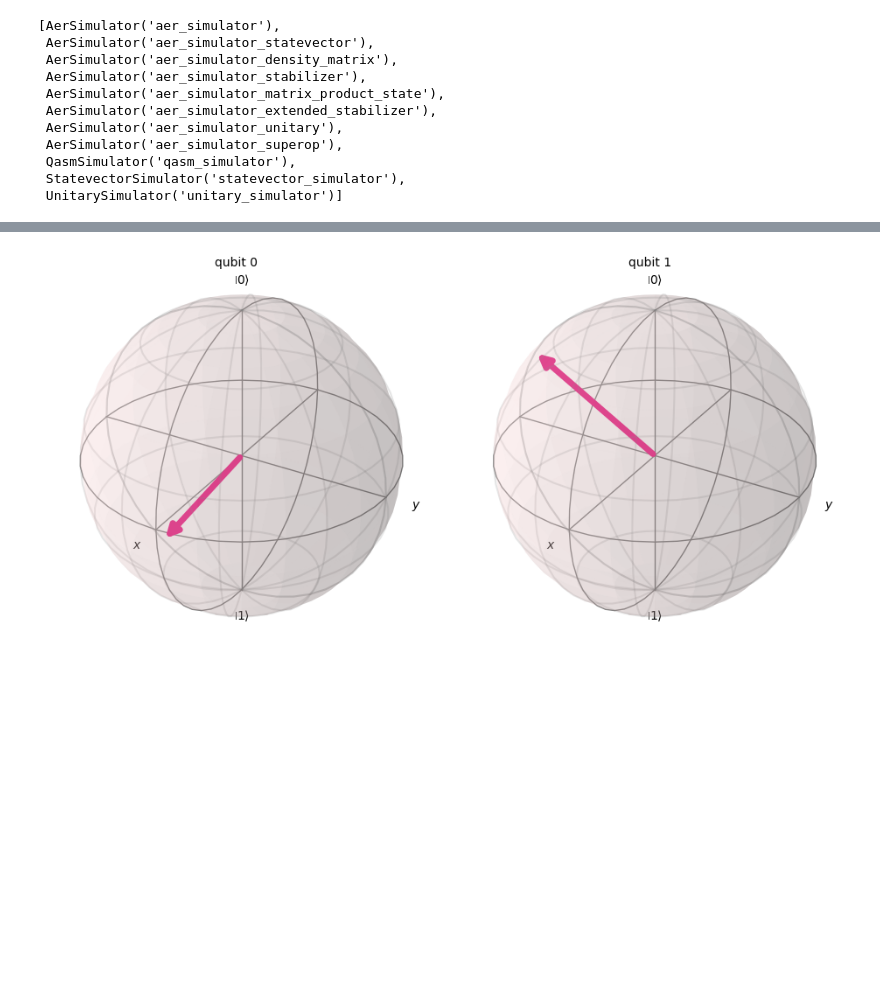
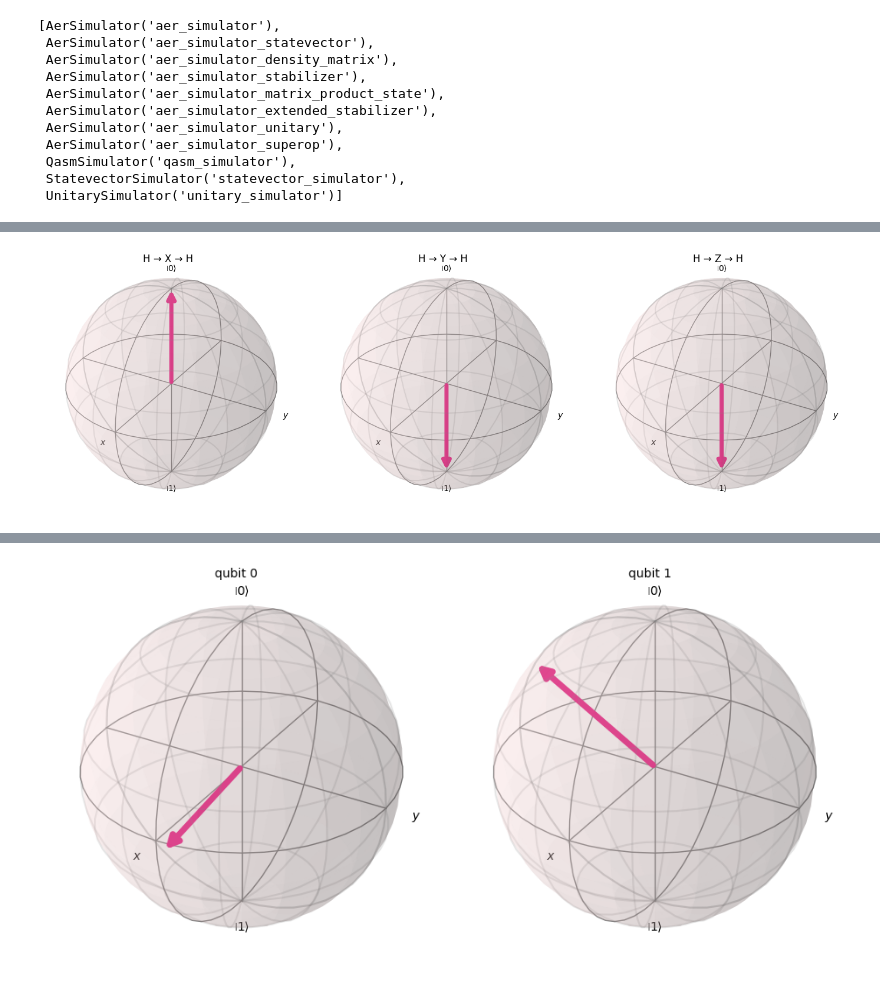
Before and after one commit to oooookk7/Quantum-Computing-with-Qiskit, a Jupyter notebook: 01-teleportation.ipynb, the cells around one changed output, grey strips where cells are left out. Cells and saved outputs as stored; diff of their text form; code cells hidden in the pictures; blank space fills up the shorter version.

```diff
--- a/01-teleportation.ipynb
+++ b/01-teleportation.ipynb
@@ -140,0 +215,20 @@ plot_state_qsphere(state)
+# %%
+qc = QuantumCircuit(3)
+qc.h(0)
+qc.x(0)
+qc.h(0)
+qc.h(1)
+qc.y(1)
+qc.h(1)
+qc.h(2)
+qc.z(2)
+qc.h(2)
+state = Statevector.from_instruction(qc)
+fig = plot_bloch_multivector(qc)
+fig.axes[0].set_title("H → X → H", pad=25)
+fig.axes[1].set_title("H → Y → H", pad=25)
+fig.axes[2].set_title("H → Z → H", pad=25)
+fig.tight_layout()
+fig
+# %% [output]
+[figure, added]
```
Also changed, not shown: parts of 27 cells of this notebook, 2 other files.
